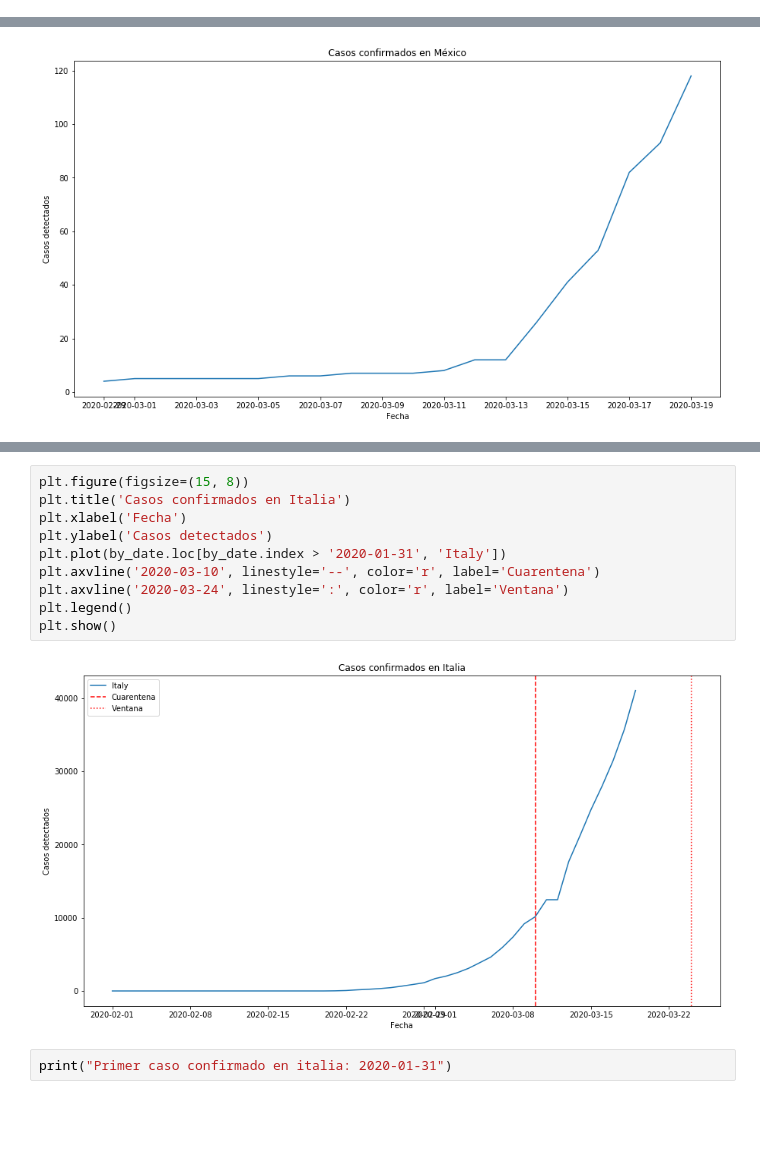
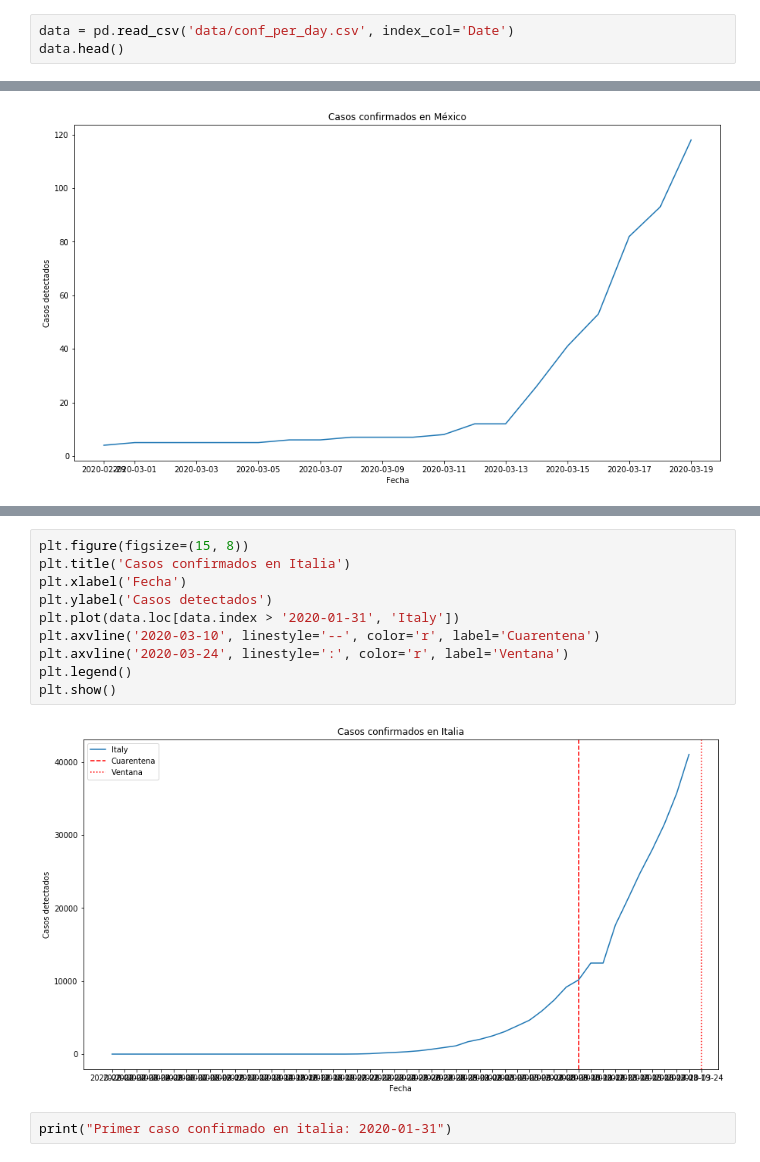
Before and after one commit to McSonk/covid19, a Jupyter notebook: casos.ipynb, the cells around one changed output, grey strips where cells are left out. Drawn from its saved outputs; the diff is of its cells as text; blank space fills up the shorter version.

```diff
--- a/casos.ipynb
+++ b/casos.ipynb
@@ -82,0 +7,3 @@ by_date[['Mexico', 'Spain']].tail(21)
+# %%
+data = pd.read_csv('data/conf_per_day.csv', index_col='Date')
+data.head()
@@ -103,15 +64,15 @@ plt.show()
 # %%
 plt.figure(figsize=(15, 8))
 plt.title('Casos confirmados en Italia')
 plt.xlabel('Fecha')
 plt.ylabel('Casos detectados')
-plt.plot(by_date.loc[by_date.index > '2020-01-31', 'Italy'])
+plt.plot(data.loc[data.index > '2020-01-31', 'Italy'])
 plt.axvline('2020-03-10', linestyle='--', color='r', label='Cuarentena')
 plt.axvline('2020-03-24', linestyle=':', color='r', label='Ventana')
 plt.legend()
 plt.show()
 # %% [output]
-[figure, old version]
+[figure, new version]
 # %%
 print("Primer caso confirmado en italia: 2020-01-31")
 # %% [output]
```
Also changed, not shown: parts of 9 cells of this notebook.
